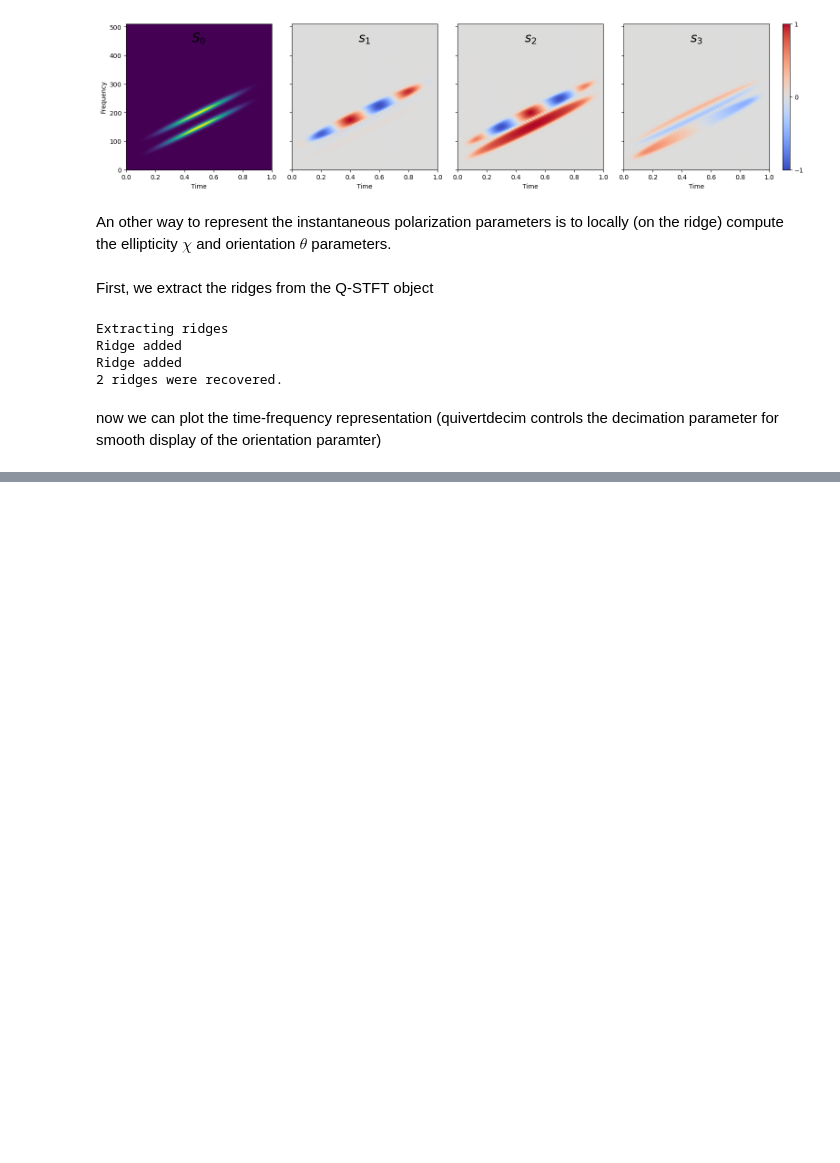
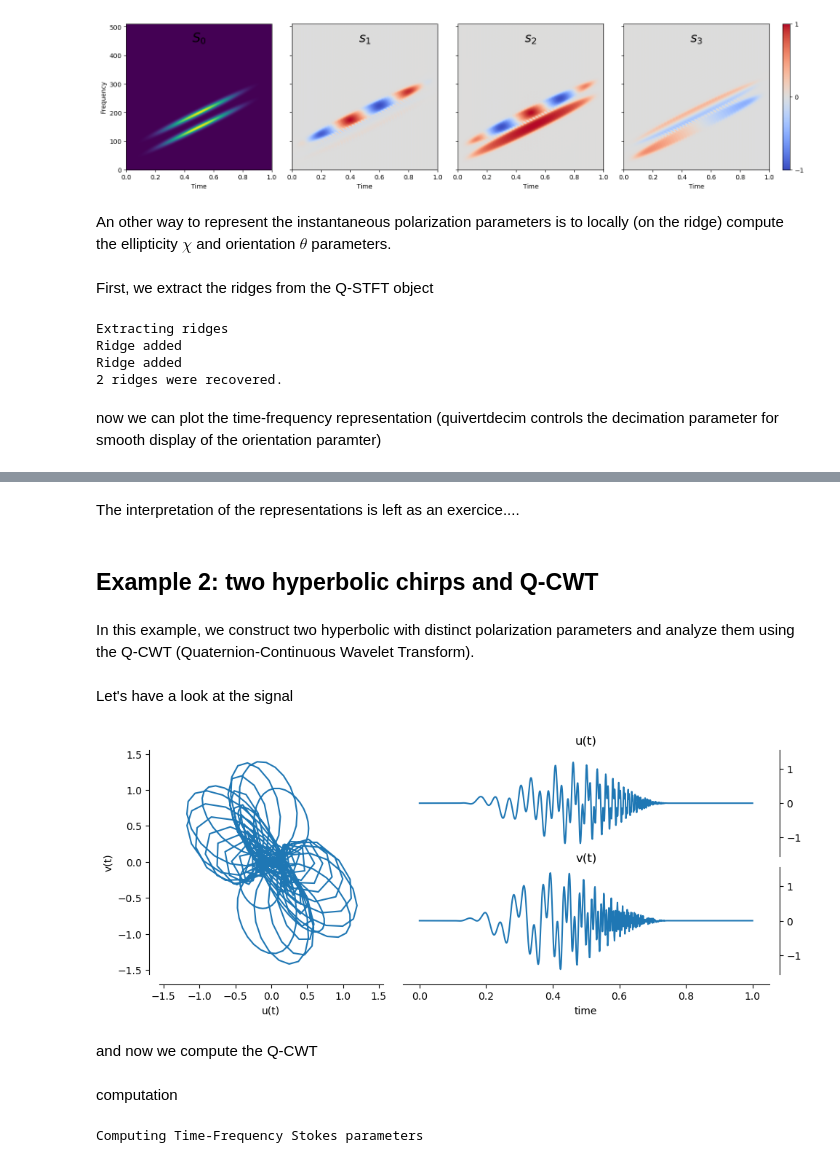
Before and after one commit to ricochet-anr/TutoRico-2023, a Jupyter notebook: TutoRico2_bispy.ipynb, the cells around one changed output, grey strips where cells are left out. Drawn from its saved outputs; the diff is of its cells as text; code cells hidden in the pictures; blank space fills up the shorter version.

```diff
--- a/TutoRico2_bispy.ipynb
+++ b/TutoRico2_bispy.ipynb
@@ -86,3 +109,49 @@ now we can plot the time-frequency representation (quivertdecim controls the dec
 fig, ax = S.plotRidges(quivertdecim=30)
 # %% [output]
 [figure]
+# %% [markdown]
+ The interpretation of the representations is left as an exercice....
+# %% [markdown]
+## Example 2:  two hyperbolic chirps and Q-CWT
+# %% [markdown]
+In this example, we construct two hyperbolic with distinct polarization parameters and analyze them using the Q-CWT (Quaternion-Continuous Wavelet Transform).
+# %%
+N = 1024 # length of the signal
+
+# hyperbolic chirps parameters
+alpha = 15*np.pi
+beta = 5*np.pi
+tup = 0.8 # set blow-up time value
+
+t = np.linspace(0, 1, N) # time vector
+
+# chirp 1 parameters
+theta1 = -np.pi/3 # constant orientation
+chi1 = np.pi/6 # constant ellipticity
+phi1 = alpha/(.8-t) # hyperbolic chirp
+
+# chirp 2 parameters
+theta2 = 5*t # rotating orientation
+chi2 = -np.pi/10 # constant ellipticity
+phi2 = beta/(.8-t) # hyperbolic chirp
+
+# envelope
+env = np.zeros(N)
+Nmin = int(0.1*N) # minimum value of N such that x is nonzero
+Nmax = int(0.75*N) # maximum value of N such that x is nonzero
+
+env[Nmin:Nmax] = bsp.utils.windows.hanning(Nmax-Nmin)
+
+# Constructing the bivariate signal as a sum of the two defined chirps
+x1  = bsp.signals.bivariateAMFM(env, theta1, chi1, phi1)
+x2  = bsp.signals.bivariateAMFM(env, theta2, chi2, phi2)
+
+x = x1 + x2
+# %% [markdown]
+Let's have a look at the signal
+# %%
+fig, ax = bsp.utils.visual.plot2D(t, x)
+# %% [output]
+[figure, added]
+# %% [markdown]
+and now we compute the Q-CWT
@@ -88,0 +161,8 @@ fig, ax = S.plotRidges(quivertdecim=30)
+# %% [markdown]
+computation
+# %%
+fmin = 0.01
+fmax = 400
+S.compute(fmin, fmax, waveletParams, N)
+# %% [output]
+Computing Time-Frequency Stokes parameters
```
Also changed, not shown: parts of 11 cells of this notebook.
